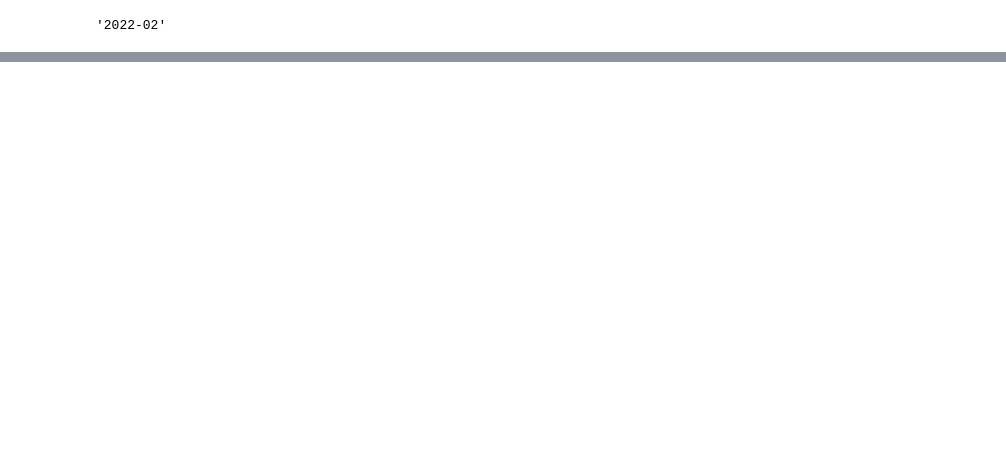
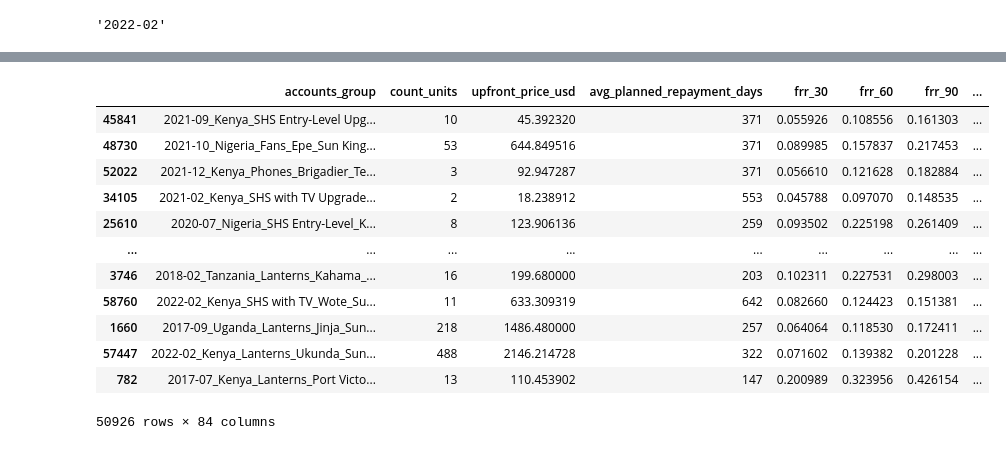
Before and after one commit to elijahkoech/cbr360, a Jupyter notebook: notebooks/cbr_data_preprocessing.ipynb, the cells around one changed output, grey strips where cells are left out. Cells and saved outputs as stored; diff of their text form; code cells hidden in the pictures; blank space fills up the shorter version.

```diff
--- a/notebooks/clr_data_preprocessing.ipynb
+++ b/notebooks/cbr_data_preprocessing.ipynb
@@ -333,0 +322,16 @@ df_train.reg_month.min()
+# %%
+df_train
+# %% [output]
+|  | accounts_group | count_units | upfront_price_usd | avg_planned_repayment_days | frr_30 | frr_60 | frr_90 | ... |
+| 45841 | 2021-09_Kenya_SHS Entry-Level Upg... | 10 | 45.392320 | 371 | 0.055926 | 0.108556 | 0.161303 | ... |
+| 48730 | 2021-10_Nigeria_Fans_Epe_Sun King... | 53 | 644.849516 | 371 | 0.089985 | 0.157837 | 0.217453 | ... |
+| 52022 | 2021-12_Kenya_Phones_Brigadier_Te... | 3 | 92.947287 | 371 | 0.056610 | 0.121628 | 0.182884 | ... |
+| 34105 | 2021-02_Kenya_SHS with TV Upgrade... | 2 | 18.238912 | 553 | 0.045788 | 0.097070 | 0.148535 | ... |
+| 25610 | 2020-07_Nigeria_SHS Entry-Level_K... | 8 | 123.906136 | 259 | 0.093502 | 0.225198 | 0.261409 | ... |
+| ... | ... | ... | ... | ... | ... | ... | ... | ... |
+| 3746 | 2018-02_Tanzania_Lanterns_Kahama_... | 16 | 199.680000 | 203 | 0.102311 | 0.227531 | 0.298003 | ... |
+| 58760 | 2022-02_Kenya_SHS with TV_Wote_Su... | 11 | 633.309319 | 642 | 0.082660 | 0.124423 | 0.151381 | ... |
+| 1660 | 2017-09_Uganda_Lanterns_Jinja_Sun... | 218 | 1486.480000 | 257 | 0.064064 | 0.118530 | 0.172411 | ... |
+| 57447 | 2022-02_Kenya_Lanterns_Ukunda_Sun... | 488 | 2146.214728 | 322 | 0.071602 | 0.139382 | 0.201228 | ... |
+| 782 | 2017-07_Kenya_Lanterns_Port Victo... | 13 | 110.453902 | 147 | 0.200989 | 0.323956 | 0.426154 | ... |
+50926 rows × 84 columns
```
Also changed, not shown: parts of 3 cells of this notebook, 5 other files.
